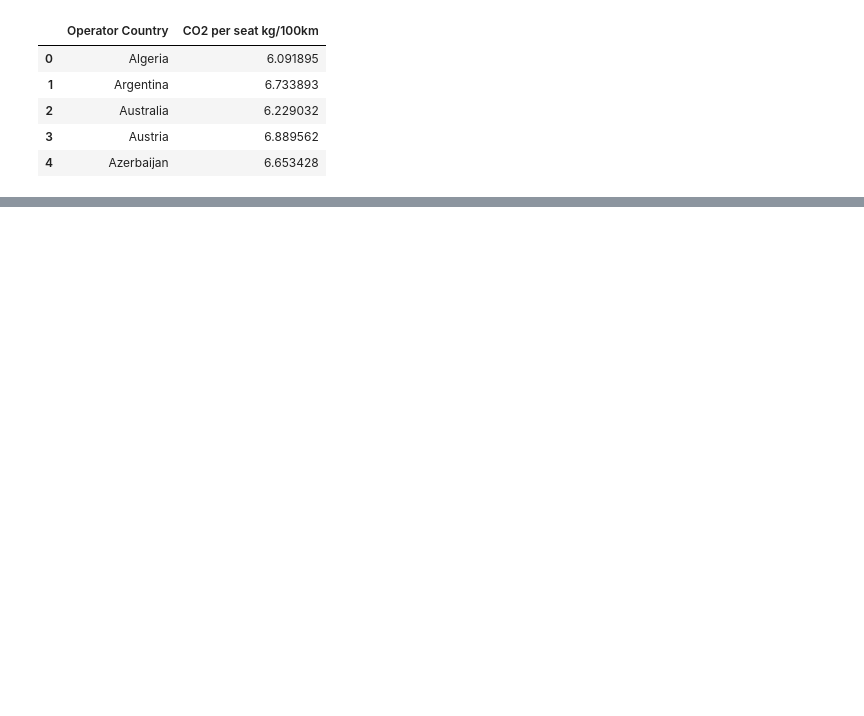
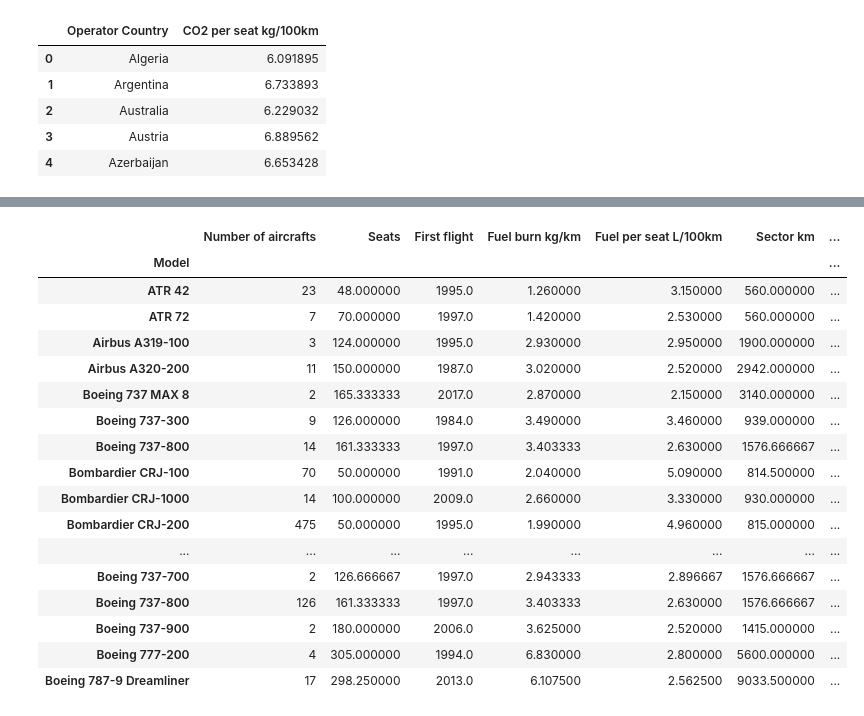
Before and after one commit to Jmion/aviation-co2-impact, a Jupyter notebook: planespotter.ipynb, the cells around one changed output, grey strips where cells are left out. Saved outputs shown, nothing was run; the diff lists cells and outputs as text; code cells hidden in the pictures; blank space fills up the shorter version.

```diff
--- a/planespotter.ipynb
+++ b/planespotter.ipynb
@@ -348,0 +592,24 @@ fig.show()
+# %%
+aircrafts_used_by_small_polluters['Eco'] = "True"
+# %%
+aircrafts_used_by_big_polluters["Eco"] = "False"
+pd.concat([aircrafts_used_by_big_polluters, aircrafts_used_by_small_polluters])
+# %% [output]
+|  | Number of aircrafts | Seats | First flight | Fuel burn kg/km | Fuel per seat L/100km | Sector km | ... |
+| Model |  |  |  |  |  |  | ... |
+| ATR 42 | 23 | 48.000000 | 1995.0 | 1.260000 | 3.150000 | 560.000000 | ... |
+| ATR 72 | 7 | 70.000000 | 1997.0 | 1.420000 | 2.530000 | 560.000000 | ... |
+| Airbus A319-100 | 3 | 124.000000 | 1995.0 | 2.930000 | 2.950000 | 1900.000000 | ... |
+| Airbus A320-200 | 11 | 150.000000 | 1987.0 | 3.020000 | 2.520000 | 2942.000000 | ... |
+| Boeing 737 MAX 8 | 2 | 165.333333 | 2017.0 | 2.870000 | 2.150000 | 3140.000000 | ... |
+| Boeing 737-300 | 9 | 126.000000 | 1984.0 | 3.490000 | 3.460000 | 939.000000 | ... |
+| Boeing 737-800 | 14 | 161.333333 | 1997.0 | 3.403333 | 2.630000 | 1576.666667 | ... |
+| Bombardier CRJ-100 | 70 | 50.000000 | 1991.0 | 2.040000 | 5.090000 | 814.500000 | ... |
+| Bombardier CRJ-1000 | 14 | 100.000000 | 2009.0 | 2.660000 | 3.330000 | 930.000000 | ... |
+| Bombardier CRJ-200 | 475 | 50.000000 | 1995.0 | 1.990000 | 4.960000 | 815.000000 | ... |
+| ... | ... | ... | ... | ... | ... | ... | ... |
+| Boeing 737-700 | 2 | 126.666667 | 1997.0 | 2.943333 | 2.896667 | 1576.666667 | ... |
+| Boeing 737-800 | 126 | 161.333333 | 1997.0 | 3.403333 | 2.630000 | 1576.666667 | ... |
+| Boeing 737-900 | 2 | 180.000000 | 2006.0 | 3.625000 | 2.520000 | 1415.000000 | ... |
+| Boeing 777-200 | 4 | 305.000000 | 1994.0 | 6.830000 | 2.800000 | 5600.000000 | ... |
+| Boeing 787-9 Dreamliner | 17 | 298.250000 | 2013.0 | 6.107500 | 2.562500 | 9033.500000 | ... |
```
Also changed, not shown: parts of 58 cells of this notebook, 2 other files.
